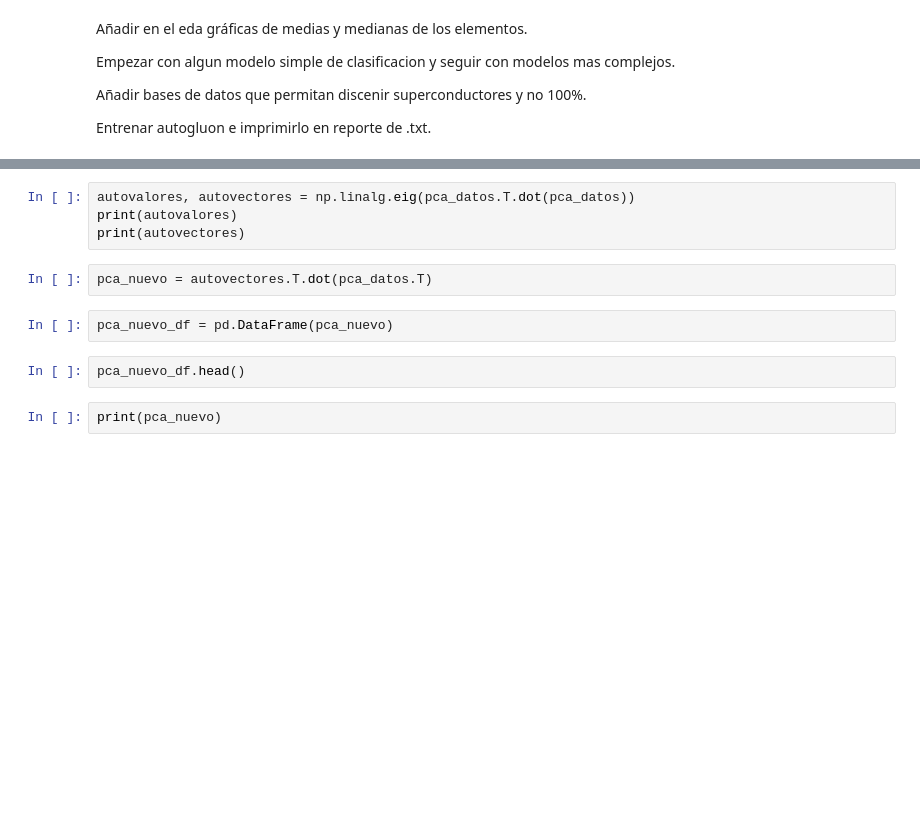
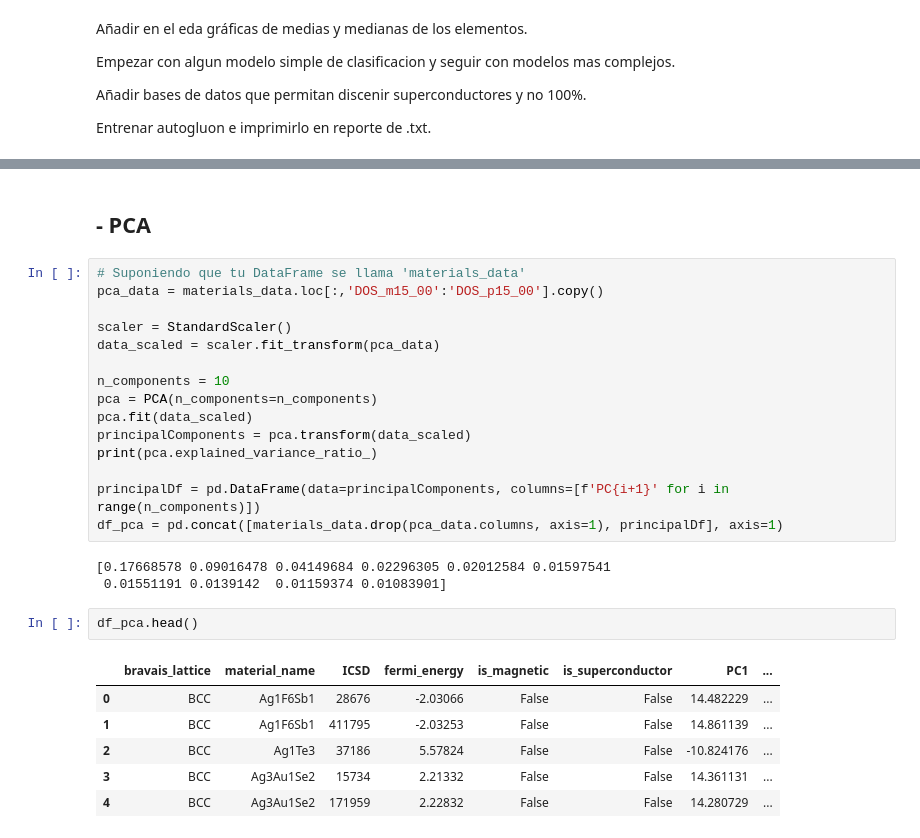
Before and after one commit to olayafgon/ML-and-Superconductors, a Jupyter notebook: src/04_project.ipynb, the cells around one changed output, grey strips where cells are left out. Drawn from its saved outputs; the diff is of its cells as text; blank space fills up the shorter version.

```diff
--- a/src/04_project.ipynb
+++ b/src/04_project.ipynb
@@ -94,12 +98,29 @@ pca_datos = np.array(pca_df)
-# %%
-autovalores, autovectores = np.linalg.eig(pca_datos.T.dot(pca_datos))
-print(autovalores)
-print(autovectores)
-# %%
-pca_nuevo = autovectores.T.dot(pca_datos.T)
-# %%
-pca_nuevo_df = pd.DataFrame(pca_nuevo)
+# %% [markdown]
+## - PCA
+# %%
+# Suponiendo que tu DataFrame se llama 'materials_data'
+pca_data = materials_data.loc[:,'DOS_m15_00':'DOS_p15_00'].copy()
+
+scaler = StandardScaler()
+data_scaled = scaler.fit_transform(pca_data)
+
+n_components = 10
+pca = PCA(n_components=n_components)
+pca.fit(data_scaled)
+principalComponents = pca.transform(data_scaled)
+print(pca.explained_variance_ratio_)
+
+principalDf = pd.DataFrame(data=principalComponents, columns=[f'PC{i+1}' for i in range(n_components)])
+df_pca = pd.concat([materials_data.drop(pca_data.columns, axis=1), principalDf], axis=1)
+# %% [output]
+[0.17668578 0.09016478 0.04149684 0.02296305 0.02012584 0.01597541
+ 0.01551191 0.0139142  0.01159374 0.01083901]
 # %%
-pca_nuevo_df.head()
+df_pca.head()
+# %% [output]
+|  | bravais_lattice | material_name | ICSD | fermi_energy | is_magnetic | is_superconductor | PC1 | ... |
+| 0 | BCC | Ag1F6Sb1 | 28676 | -2.03066 | False | False | 14.482229 | ... |
+| 1 | BCC | Ag1F6Sb1 | 411795 | -2.03253 | False | False | 14.861139 | ... |
+| 2 | BCC | Ag1Te3 | 37186 | 5.57824 | False | False | -10.824176 | ... |
+| 3 | BCC | Ag3Au1Se2 | 15734 | 2.21332 | False | False | 14.361131 | ... |
+| 4 | BCC | Ag3Au1Se2 | 171959 | 2.22832 | False | False | 14.280729 | ... |
-# %%
-print(pca_nuevo)
```
Also changed, not shown: parts of 6 cells of this notebook.
